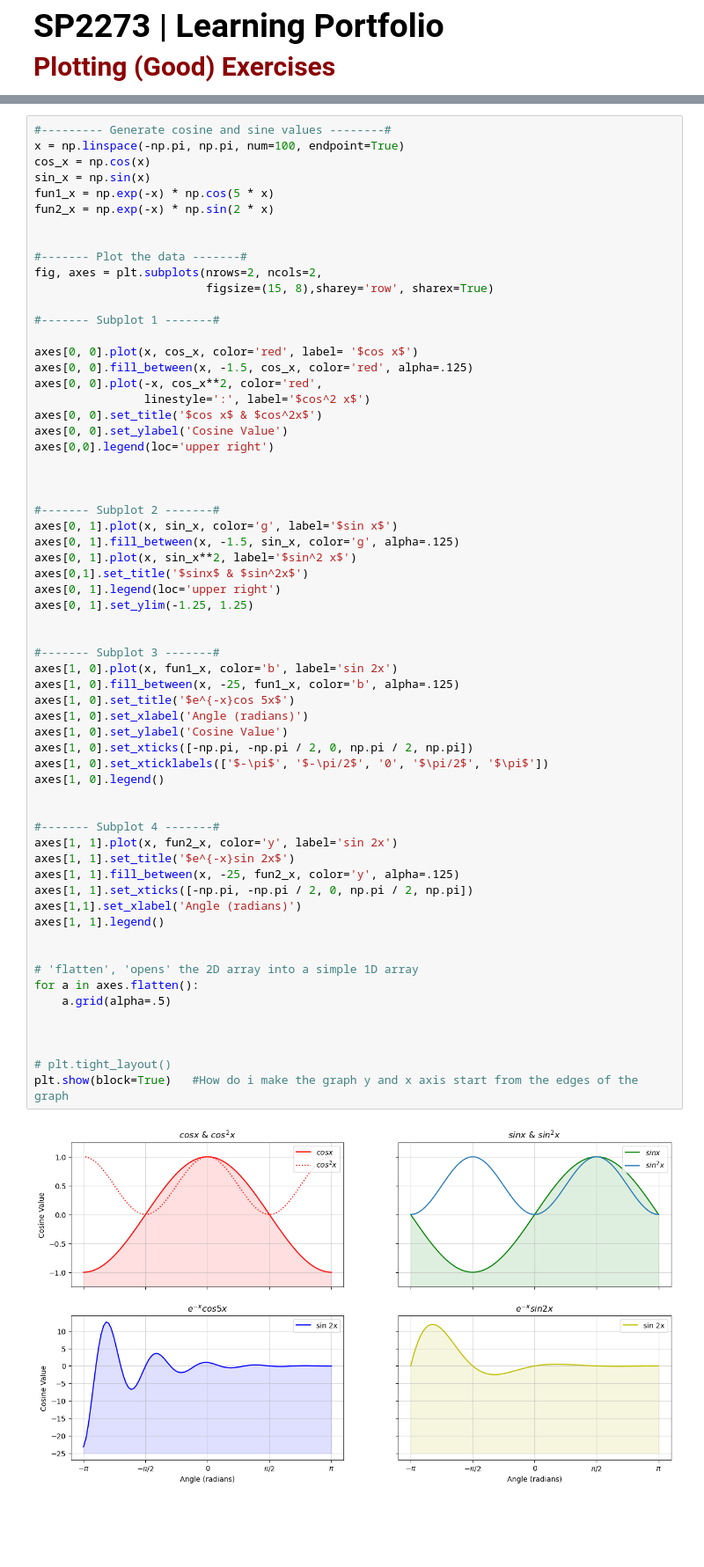
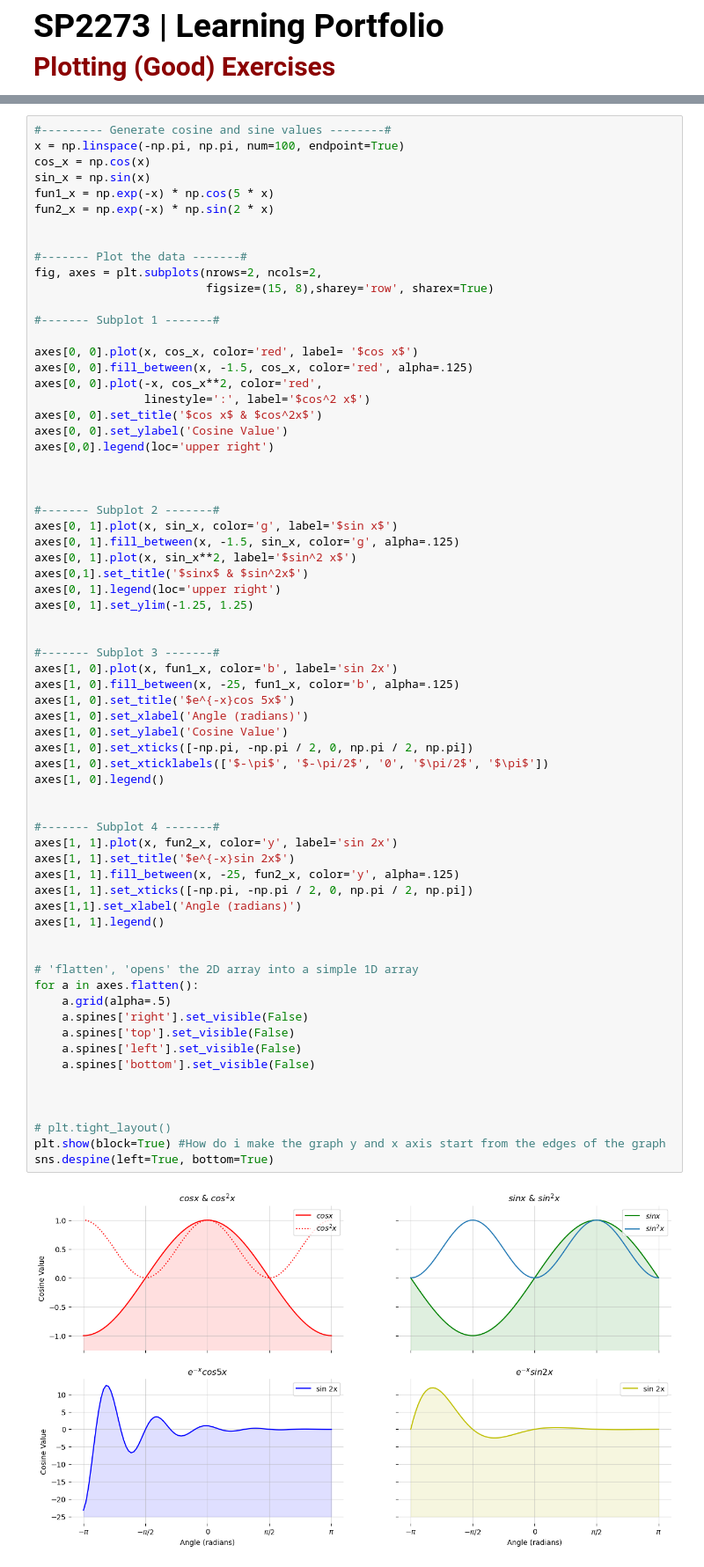
Before and after one commit to SPS-SP2273/learning-portfolio-2024-aug-jeroctopus, a Jupyter notebook: 7.2_plotting__exercises/plotting_(good)_exercises.ipynb, the cells around one changed output, grey strips where cells are left out. Shown: that part at 88% size. Drawn from its saved outputs; the diff is of its cells as text; blank space fills up the shorter version.

```diff
--- a/7.2_plotting__exercises/plotting_(good)_exercises.ipynb
+++ b/7.2_plotting__exercises/plotting_(good)_exercises.ipynb
@@ -38,32 +40,37 @@ axes[0, 1].set_ylim(-1.25, 1.25)
 
 
 #------- Subplot 3 -------#
 axes[1, 0].plot(x, fun1_x, color='b', label='sin 2x')
 axes[1, 0].fill_between(x, -25, fun1_x, color='b', alpha=.125)
 axes[1, 0].set_title('$e^{-x}cos 5x$')
 axes[1, 0].set_xlabel('Angle (radians)')
 axes[1, 0].set_ylabel('Cosine Value')
 axes[1, 0].set_xticks([-np.pi, -np.pi / 2, 0, np.pi / 2, np.pi])
 axes[1, 0].set_xticklabels(['$-\pi$', '$-\pi/2$', '0', '$\pi/2$', '$\pi$'])
 axes[1, 0].legend()
 
 
 #------- Subplot 4 -------#
 axes[1, 1].plot(x, fun2_x, color='y', label='sin 2x')
 axes[1, 1].set_title('$e^{-x}sin 2x$')
 axes[1, 1].fill_between(x, -25, fun2_x, color='y', alpha=.125)
 axes[1, 1].set_xticks([-np.pi, -np.pi / 2, 0, np.pi / 2, np.pi])
 axes[1,1].set_xlabel('Angle (radians)')
 axes[1, 1].legend()
 
 
 # 'flatten', 'opens' the 2D array into a simple 1D array
 for a in axes.flatten():
     a.grid(alpha=.5)
+    a.spines['right'].set_visible(False)
+    a.spines['top'].set_visible(False)
+    a.spines['left'].set_visible(False)
+    a.spines['bottom'].set_visible(False)
 
 
 
 # plt.tight_layout()
-plt.show(block=True)   #How do i make the graph y and x axis start from the edges of the graph
+plt.show(block=True) #How do i make the graph y and x axis start from the edges of the graph
+sns.despine(left=True, bottom=True)
 # %% [output]
-[figure, old version]
+[figure, new version]
```
Also changed, not shown: parts of 2 cells of this notebook, 1 other file.
